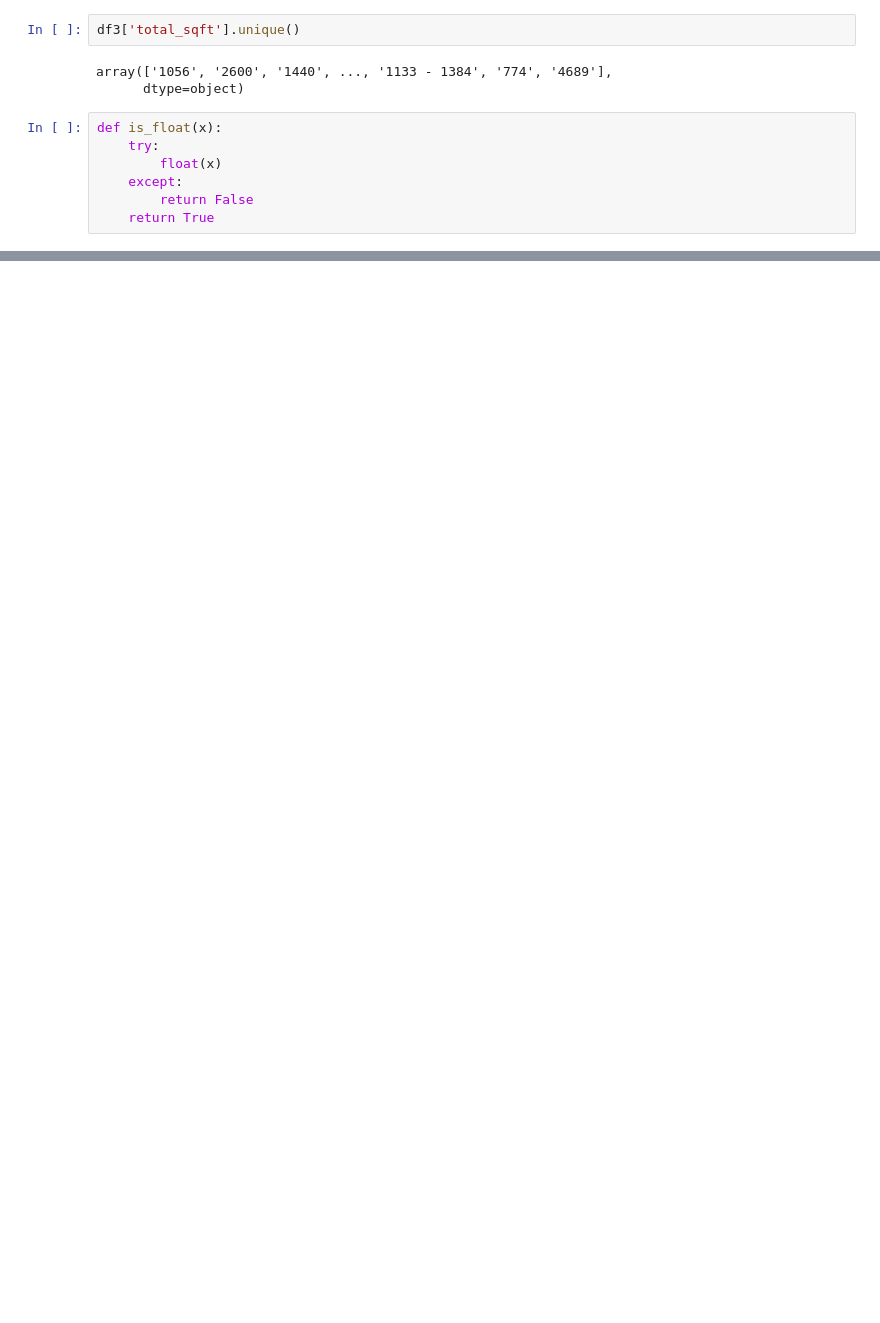
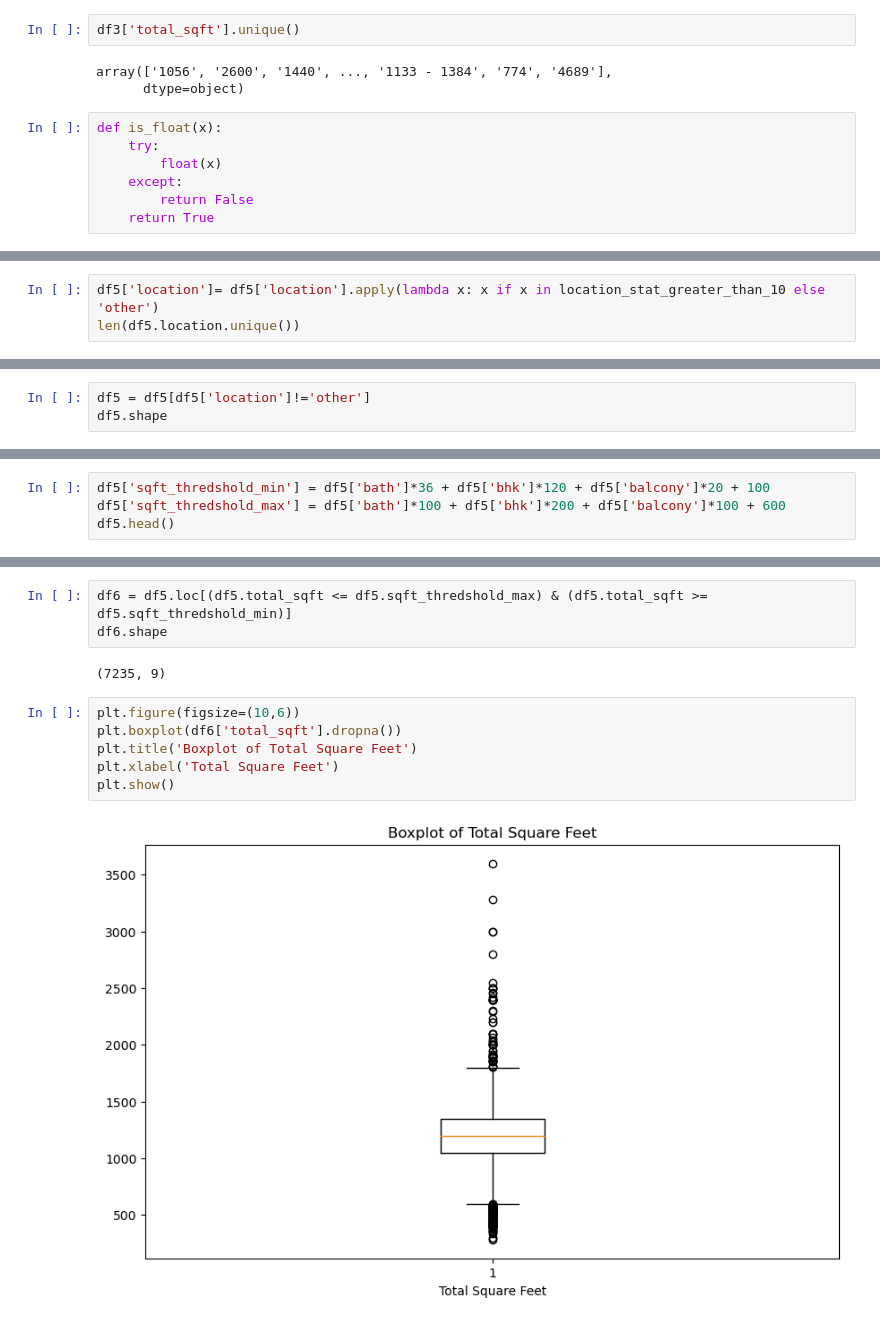
Before and after one commit to wswu001/Real_Estate_Prediction, a Jupyter notebook: data_processing.ipynb, the cells around one changed output, grey strips where cells are left out. Saved outputs shown, nothing was run; the diff lists cells and outputs as text; blank space fills up the shorter version.

```diff
--- a/data_processing.ipynb
+++ b/data_processing.ipynb
@@ -129,0 +242,3 @@ def is_float(x):
+# %%
+df5['location']= df5['location'].apply(lambda x: x if x in location_stat_greater_than_10 else 'other')
+len(df5.location.unique())
@@ -129,0 +247,3 @@ def is_float(x):
+# %%
+df5 = df5[df5['location']!='other']
+df5.shape
@@ -129,0 +266,4 @@ def is_float(x):
+# %%
+df5['sqft_thredshold_min'] = df5['bath']*36 + df5['bhk']*120 + df5['balcony']*20 + 100
+df5['sqft_thredshold_max'] = df5['bath']*100 + df5['bhk']*200 + df5['balcony']*100 + 600
+df5.head()
@@ -129,0 +277,13 @@ def is_float(x):
+# %%
+df6 = df5.loc[(df5.total_sqft <= df5.sqft_thredshold_max) & (df5.total_sqft >= df5.sqft_thredshold_min)]
+df6.shape
+# %% [output]
+(7235, 9)
+# %%
+plt.figure(figsize=(10,6))
+plt.boxplot(df6['total_sqft'].dropna())
+plt.title('Boxplot of Total Square Feet')
+plt.xlabel('Total Square Feet')
+plt.show()
+# %% [output]
+[figure, added]
```
Also changed, not shown: parts of 32 cells of this notebook.
